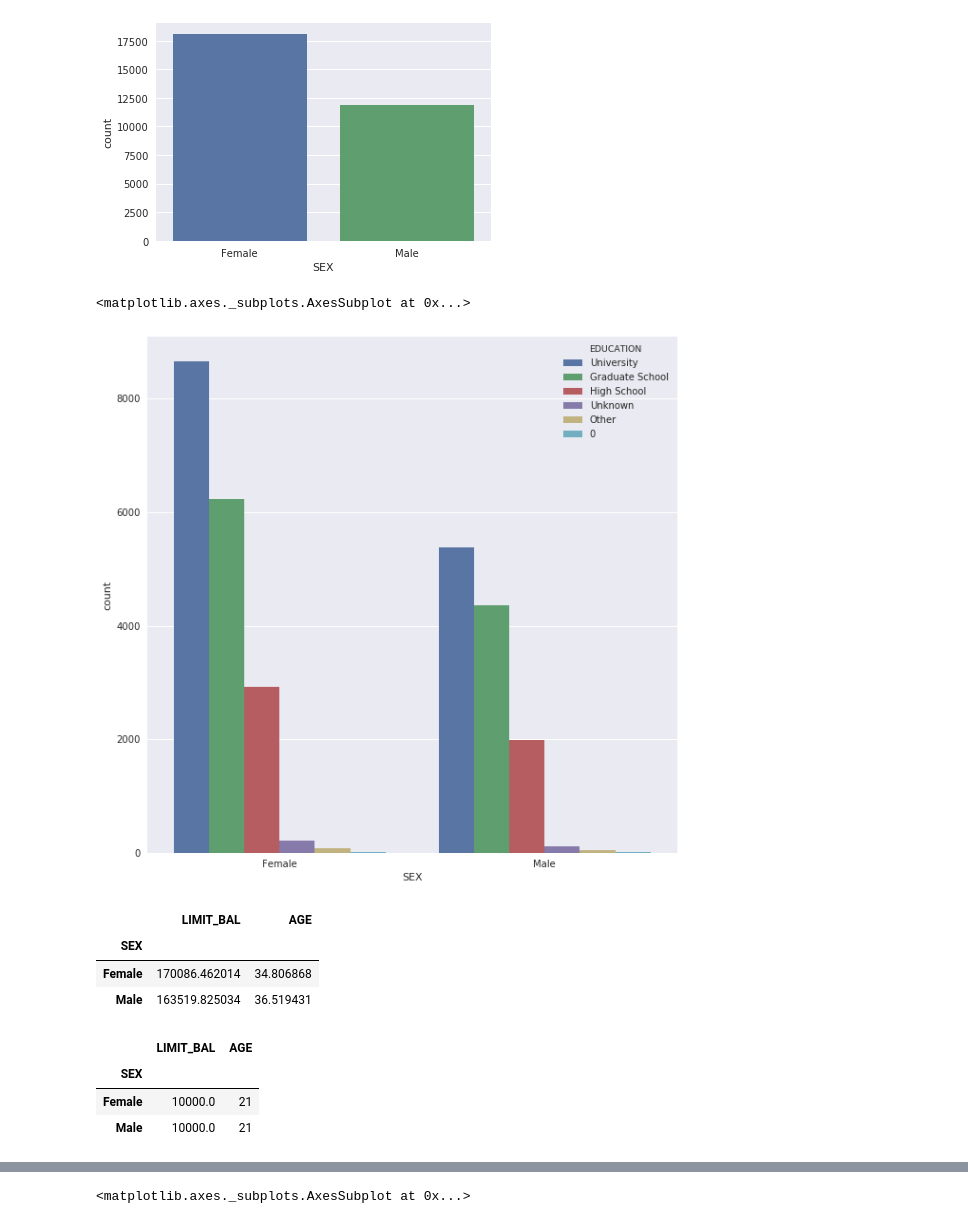
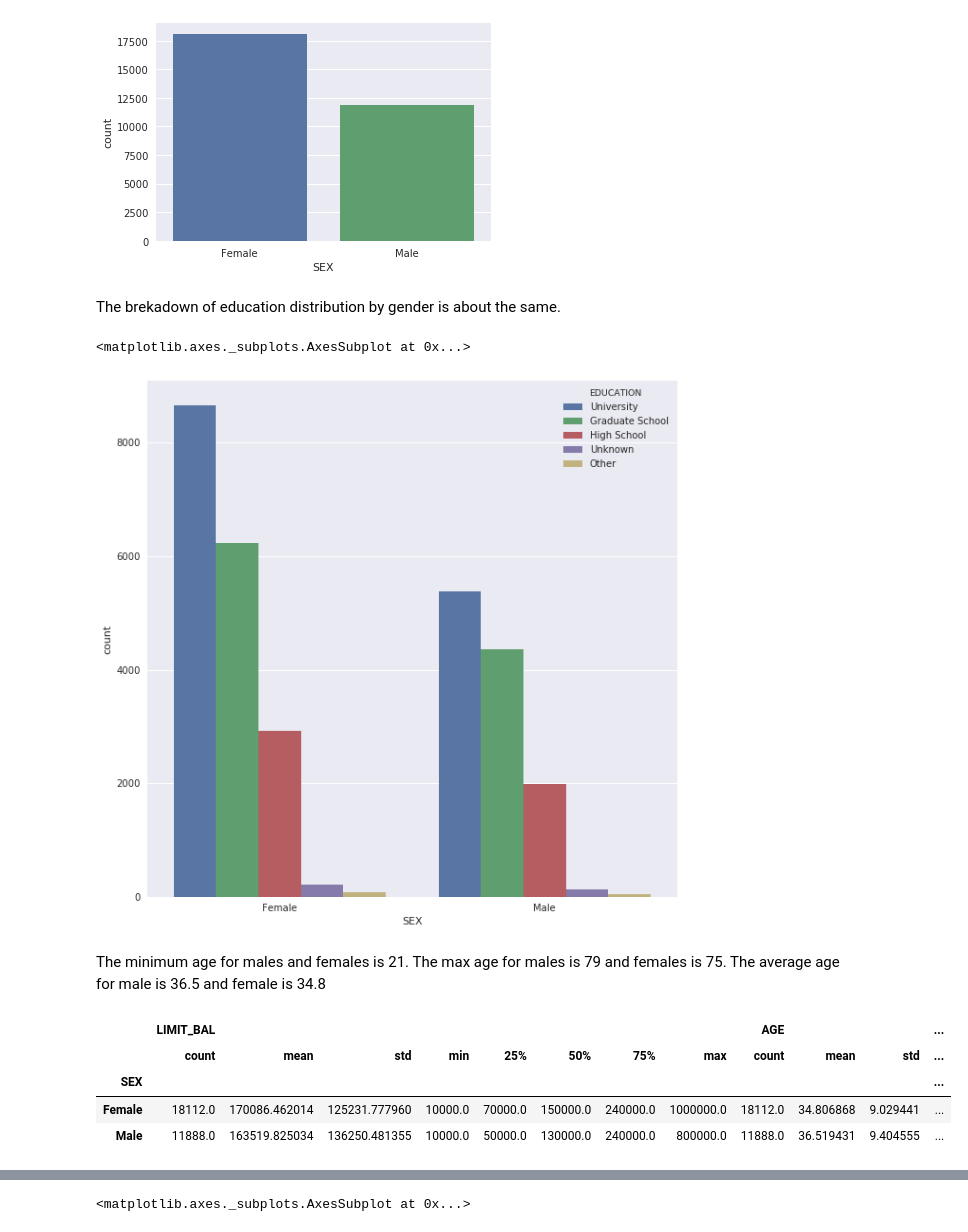
Before and after one commit to emiliedibbin/data_470_capstone, a Jupyter notebook: Exploratory Analysis.ipynb, the cells around one changed output, grey strips where cells are left out. Saved outputs shown, nothing was run; the diff lists cells and outputs as text; code cells hidden in the pictures.

```diff
--- a/Exploratory Analysis.ipynb
+++ b/Exploratory Analysis.ipynb
@@ -95,7 +65,5 @@ fil = (df.EDUCATION == 3)
 df.loc[fil, 'EDUCATION'] = 'High School'
 fil = (df.EDUCATION == 4)
 df.loc[fil, 'EDUCATION'] = 'Other'
-fil = (df.EDUCATION == 5)
+fil = (df.EDUCATION == 5) | (df.EDUCATION==6) | (df.EDUCATION==0)
 df.loc[fil, 'EDUCATION'] = 'Unknown'
-fil = (df.EDUCATION == 6)
-df.loc[fil, 'EDUCATION'] = 'Unknown'
@@ -113,5 +89,5 @@ fil = (df.MARRIAGE == 2)
 df.loc[fil, 'MARRIAGE'] = 'Single'
 fil = (df.MARRIAGE == 1)
 df.loc[fil, 'MARRIAGE'] = 'Married'
-fil = (df.MARRIAGE == 3)
+fil = (df.MARRIAGE == 3) | (df.MARRIAGE == 0)
 df.loc[fil, 'MARRIAGE'] = 'Other'
@@ -140,26 +121,21 @@ sns.countplot(x='SEX',data=df)
 # %% [output]
 <matplotlib.axes._subplots.AxesSubplot at 0x...>
 [figure]
+# %% [markdown]
+The brekadown of education distribution by gender is about the same.
 # %%
 fig=plt.figure(figsize=(10,10))
 sns.countplot(x='SEX',hue='EDUCATION',data=df)
-#the education distribution is about the same for males and females
 # %% [output]
 <matplotlib.axes._subplots.AxesSubplot at 0x...>
-[figure, old version]
+[figure, new version]
-# %%
-df.groupby('SEX')['LIMIT_BAL','AGE'].mean()
-#average age for male (1) is 36.5 and female (2) is 34.8
-# %% [output]
-|  | LIMIT_BAL | AGE |
-| SEX |  |  |
-| Female | 170086.462014 | 34.806868 |
-| Male | 163519.825034 | 36.519431 |
+# %% [markdown]
+The minimum age for males and females is 21. The max age for males is 79 and females is 75. The average age for male is 36.5 and female is 34.8
 # %%
-df.groupby('SEX')['LIMIT_BAL','AGE'].min()
-#minimum age for male (1) and female (2) is 21
+df.groupby('SEX')['LIMIT_BAL','AGE'].describe()
 # %% [output]
-|  | LIMIT_BAL | AGE |
-| SEX |  |  |
-| Female | 10000.0 | 21 |
-| Male | 10000.0 | 21 |
+|  | LIMIT_BAL |  |  |  |  |  |  |  | AGE |  |  | ... |
+|  | count | mean | std | min | 25% | 50% | 75% | max | count | mean | std | ... |
+| SEX |  |  |  |  |  |  |  |  |  |  |  | ... |
+| Female | 18112.0 | 170086.462014 | 125231.777960 | 10000.0 | 70000.0 | 150000.0 | 240000.0 | 1000000.0 | 18112.0 | 34.806868 | 9.029441 | ... |
+| Male | 11888.0 | 163519.825034 | 136250.481355 | 10000.0 | 50000.0 | 130000.0 | 240000.0 | 800000.0 | 11888.0 | 36.519431 | 9.404555 | ... |
```
Also changed, not shown: parts of 68 cells of this notebook, 2 other files.
